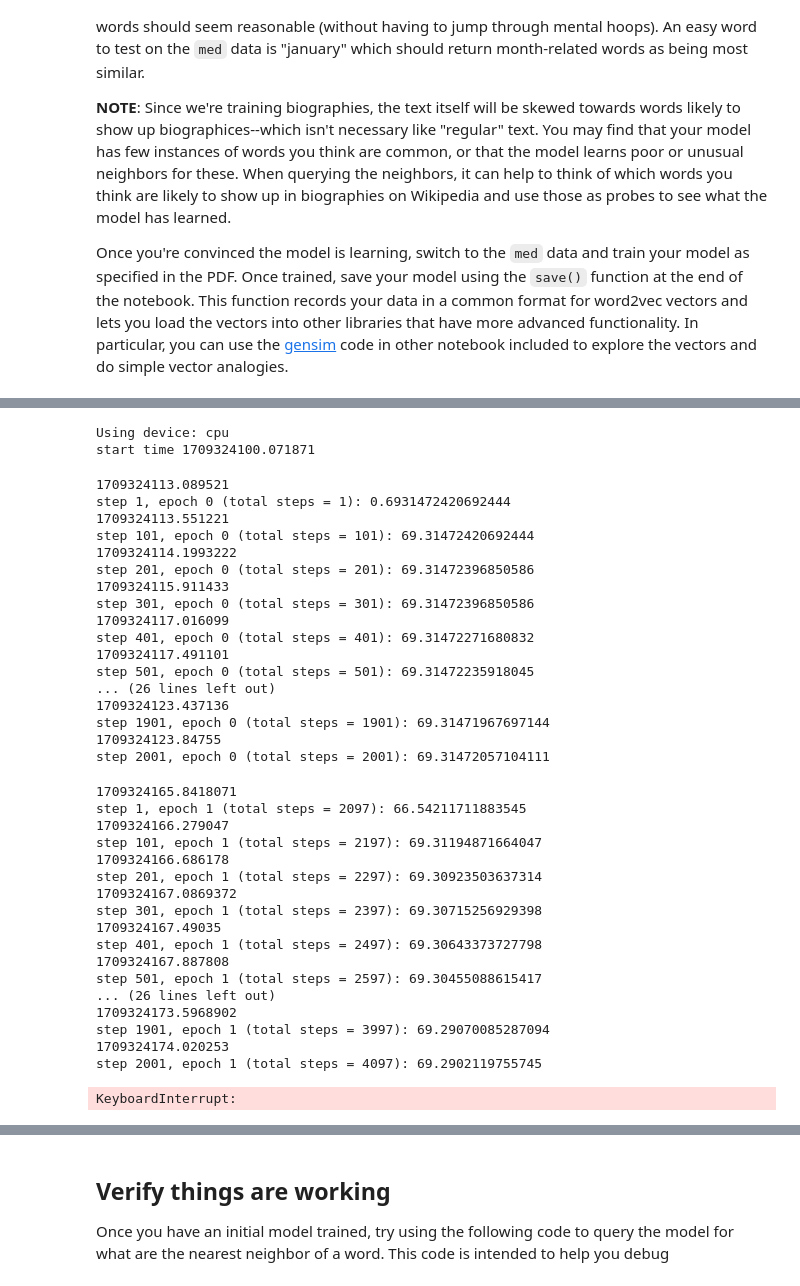
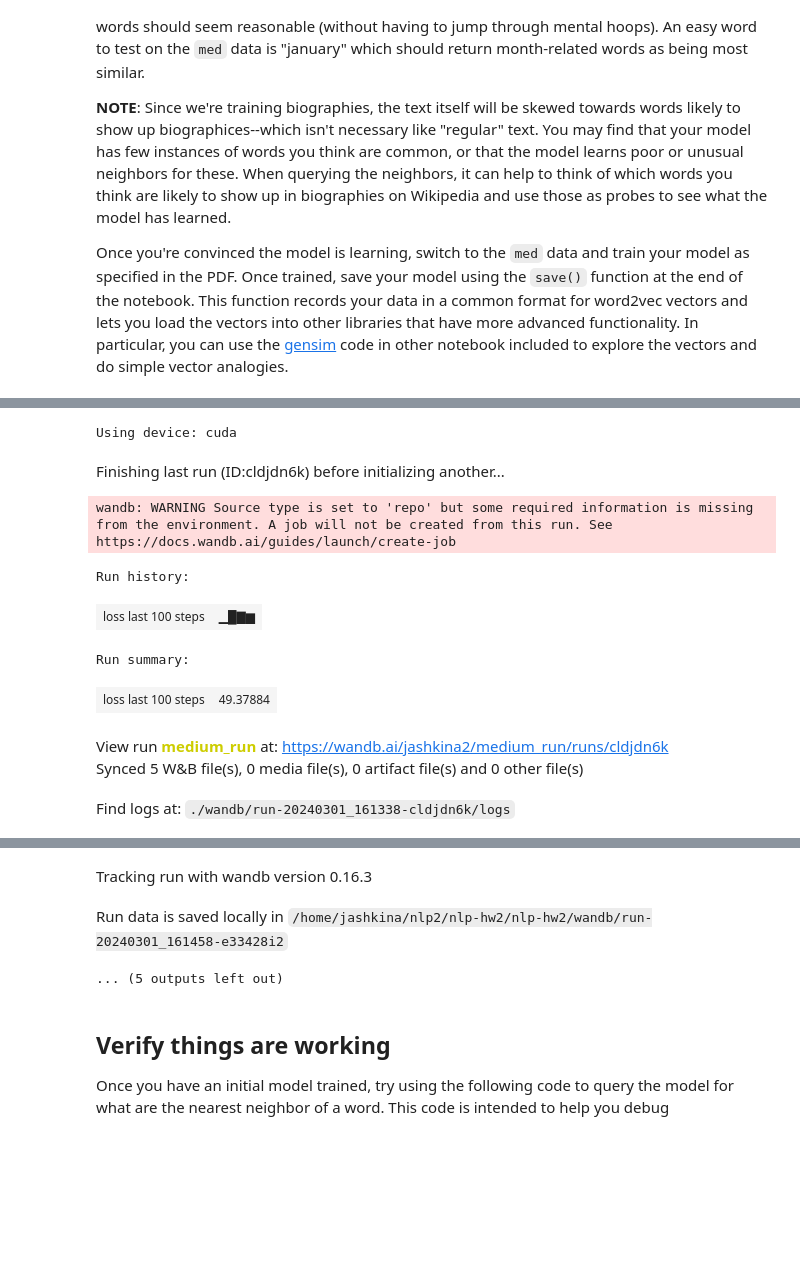
Before and after one commit to josh-ashkinaze/nlp-hw2, a Jupyter notebook: Word2Vec Pytorch Student.ipynb, the cells around one changed output, grey strips where cells are left out. Drawn from its saved outputs; the diff is of its cells as text; code cells hidden in the pictures; blank space fills up the shorter version.

Commit message:
really fast with batching and cuda

```diff
--- a/Word2Vec Pytorch Student.ipynb
+++ b/Word2Vec Pytorch Student.ipynb
@@ -360,7 +360,7 @@ You'll use the remaining files later, where they're described.
 In the next cell, create your `Corpus`, read in the data, and generate the negative sampling table.
 # %%
 corpus = Corpus(rng=RandomNumberGenerator)
-corpus.load_data(file_name="reviews-word2vec.med.txt", min_token_freq=2)
+corpus.load_data(file_name="reviews-word2vec.tiny.txt", min_token_freq=2)
 corpus.generate_negative_sampling_table()
 # %% [output]
 Reading data and tokenizing
@@ -678,20 +685,20 @@ print(f"Using device: {device}")
 ##########################
 # PARAMETERS
 ##########################
-early_stop = 50*1000
-batch_size = 24
+early_stop = False
+batch_size = 512
 embedding_size = 50
-learning_rate = 5e-5
+learning_rate = 1e-3
 window_size = 2
 min_token_freq = 5
-epochs = 2
+epochs = 1
 optimizer_choice = AdamW
 
 
 ##########################
 # MODEL
 ##########################
-use_tiny = True
+use_tiny = False
 
 if use_tiny:
     model = Word2Vec(vocab_size=len(training_data_s), embedding_size=embedding_size).to(device)
@@ -707,7 +714,7 @@ loss_fn = torch.nn.BCELoss()
 ##########################
 # TRAINING
 ##########################
-#wandb.init()
+wandb.init(project='medium_run_fast', name='medium_run_fast')
 start_time = time.time()
 print("start time", start_time)
 loss_data = []
@@ -720,76 +727,52 @@ for epoch in range(epochs):
 
         target_word_ids, context_ids, labels = data
 
+        target_word_ids = target_word_ids.to(device)
+        context_ids = context_ids.to(device)
         labels = labels.float().to(device)
 
         optimizer.zero_grad()
 
         preds = model(target_word_ids, context_ids)
         loss = loss_fn(preds,labels)
         loss.backward()
         optimizer.step()
         total_step += 1
         epoch_step +=1
 
 
 
         loss_sum += loss.item()
 
         if (step) % 100 == 0:
-            #wandb.log({"loss last 100 steps": loss_sum})
+            wandb.log({"loss last 100 steps": loss_sum})
             print(time.time())
             print(f"step {epoch_step}, epoch {epoch} (total steps = {total_step}): {loss_sum}")
             loss_data.append({'epoch':epoch, 'loss':loss.item(), 'epoch_step':epoch_step, 'total_step':total_step})
             loss_sum = 0
-        if total_step > early_stop:
-            print("BREAKING")
-            break
+        if early_stop:
+            if total_step > early_stop:
+                print("BREAKING")
+                break
 print("DONE")
 end_time = time.time()
 print("end time", end_time)
 
 
 ##########################
 # PLOTS
 ##########################
 model.eval()
 loss_df = pd.DataFrame(loss_data)
 sns.lineplot(data=loss_df, x='total_step', y='loss')
 # %% [output]
-Using device: cpu
-start time 1709324100.071871
+Using device: cuda
+Finishing last run (ID:cldjdn6k) before initializing another...
-1709324113.089521
-step 1, epoch 0 (total steps = 1): 0.6931472420692444
-1709324113.551221
-step 101, epoch 0 (total steps = 101): 69.31472420692444
-1709324114.1993222
-step 201, epoch 0 (total steps = 201): 69.31472396850586
-1709324115.911433
-step 301, epoch 0 (total steps = 301): 69.31472396850586
-1709324117.016099
-step 401, epoch 0 (total steps = 401): 69.31472271680832
-1709324117.491101
-step 501, epoch 0 (total steps = 501): 69.31472235918045
-... (26 lines left out)
-1709324123.437136
-step 1901, epoch 0 (total steps = 1901): 69.31471967697144
-1709324123.84755
-step 2001, epoch 0 (total steps = 2001): 69.31472057104111
+wandb: WARNING Source type is set to 'repo' but some required information is missing from the environment. A job will not be created from this run. See https://docs.wandb.ai/guides/launch/create-job
-1709324165.8418071
-step 1, epoch 1 (total steps = 2097): 66.54211711883545
-1709324166.279047
-step 101, epoch 1 (total steps = 2197): 69.31194871664047
-1709324166.686178
-step 201, epoch 1 (total steps = 2297): 69.30923503637314
-1709324167.0869372
-step 301, epoch 1 (total steps = 2397): 69.30715256929398
-1709324167.49035
-step 401, epoch 1 (total steps = 2497): 69.30643373727798
-1709324167.887808
-step 501, epoch 1 (total steps = 2597): 69.30455088615417
-... (26 lines left out)
-1709324173.5968902
-step 1901, epoch 1 (total steps = 3997): 69.29070085287094
-1709324174.020253
-step 2001, epoch 1 (total steps = 4097): 69.2902119755745
+Run history:
+| loss last 100 steps | ▁█▇▆ |
-KeyboardInterrupt:
+Run summary:
+| loss last 100 steps | 49.37884 |
+View run medium_run at: https://wandb.ai/jashkina2/medium_run/runs/cldjdn6k
+Synced 5 W&B file(s), 0 media file(s), 0 artifact file(s) and 0 other file(s)
+Find logs at: ./wandb/run-20240301_161338-cldjdn6k/logs
@@ -796,3 +780,6 @@ KeyboardInterrupt:
+Tracking run with wandb version 0.16.3
+Run data is saved locally in /home/jashkina/nlp2/nlp-hw2/nlp-hw2/wandb/run-20240301_161458-e33428i2
+... (5 outputs left out)
 # %% [markdown]
 ## Verify things are working
 
```
Also changed, not shown: parts of 4 cells of this notebook.
